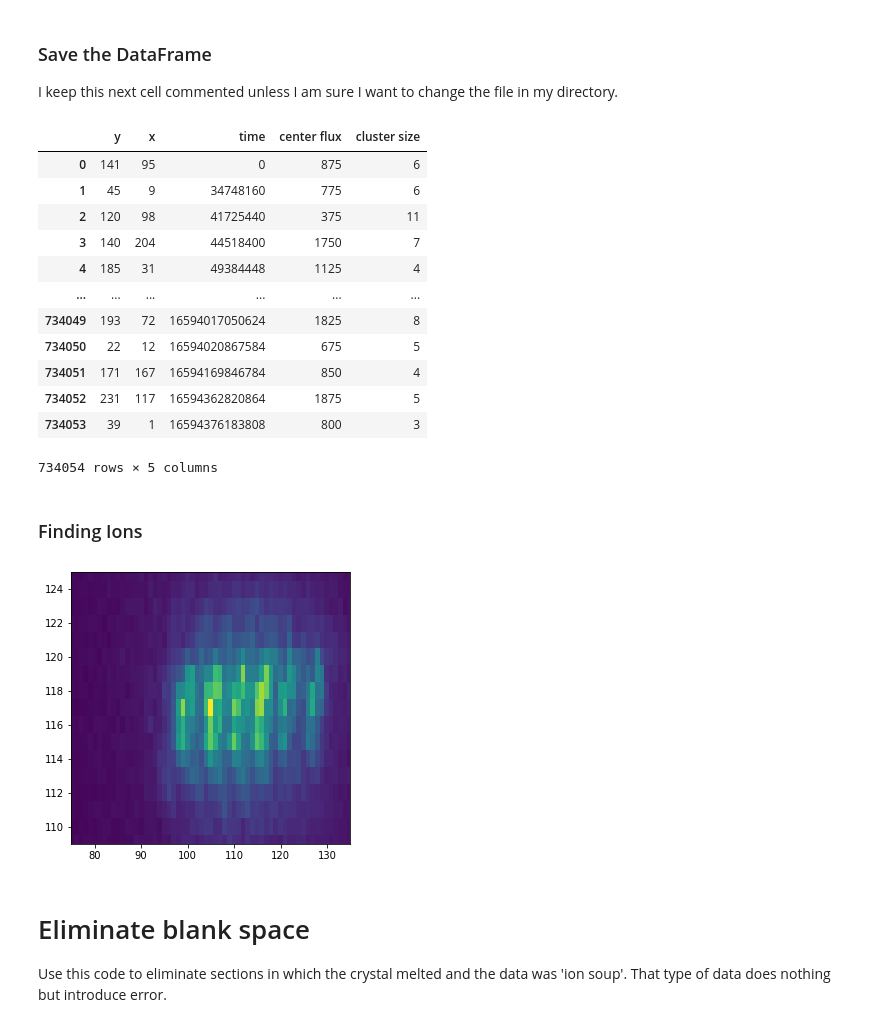
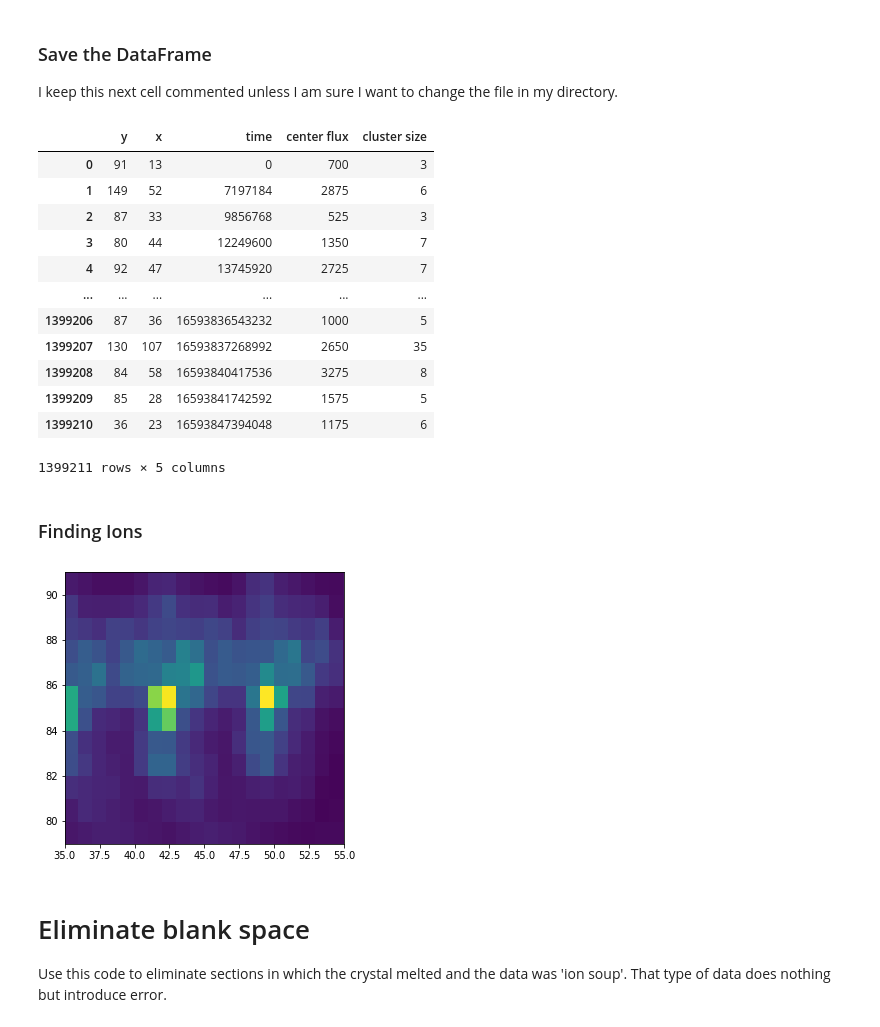
Before and after one commit to UW-ion-trap-group/Trapped_Ion_Tpx3Cam_Analysis, a Jupyter notebook: Tpx3Cam_Projects/Superradiance/Jumps_Data_Pandas.ipynb, the cells around one changed output. Cells and saved outputs as stored; diff of their text form; code cells hidden in the pictures.

```diff
--- a/Tpx3Cam_Projects/Superradiance/Jumps_Data_Pandas.ipynb
+++ b/Tpx3Cam_Projects/Superradiance/Jumps_Data_Pandas.ipynb
@@ -47,45 +47,48 @@ it
 ### Save the DataFrame
 I keep this next cell commented unless I am sure I want to change the file in my directory.
 # %%
-new_filename = 'Test_Folder/New_File_3'
+new_filename = 'yscan/yscan_153'
 it.to_csv(new_filename)  ##### changes actual file
 it
 # %% [output]
 |  | y | x | time | center flux | cluster size |
-| 0 | 141 | 95 | 0 | 875 | 6 |
-| 1 | 45 | 9 | 34748160 | 775 | 6 |
-| 2 | 120 | 98 | 41725440 | 375 | 11 |
-| 3 | 140 | 204 | 44518400 | 1750 | 7 |
-| 4 | 185 | 31 | 49384448 | 1125 | 4 |
+| 0 | 91 | 13 | 0 | 700 | 3 |
+| 1 | 149 | 52 | 7197184 | 2875 | 6 |
+| 2 | 87 | 33 | 9856768 | 525 | 3 |
+| 3 | 80 | 44 | 12249600 | 1350 | 7 |
+| 4 | 92 | 47 | 13745920 | 2725 | 7 |
 | ... | ... | ... | ... | ... | ... |
-| 734049 | 193 | 72 | 16594017050624 | 1825 | 8 |
-| 734050 | 22 | 12 | 16594020867584 | 675 | 5 |
-| 734051 | 171 | 167 | 16594169846784 | 850 | 4 |
-| 734052 | 231 | 117 | 16594362820864 | 1875 | 5 |
-| 734053 | 39 | 1 | 16594376183808 | 800 | 3 |
+| 1399206 | 87 | 36 | 16593836543232 | 1000 | 5 |
+| 1399207 | 130 | 107 | 16593837268992 | 2650 | 35 |
+| 1399208 | 84 | 58 | 16593840417536 | 3275 | 8 |
+| 1399209 | 85 | 28 | 16593841742592 | 1575 | 5 |
+| 1399210 | 36 | 23 | 16593847394048 | 1175 | 6 |
-734054 rows × 5 columns
+1399211 rows × 5 columns
 # %% [markdown]
 ### Finding Ions
 # %%
 # This cell is used to see an image of the ions. Helpful to make sure ions did not move (blurry) and that there weren't spatial errors
 # Helpful also to identify the locaitons of the ions.
 plt.figure(figsize=(5, 5))
-filename = 'New_File'
+filename = 'yscan/yscan_153'
 it = pd.read_csv(filename)
-plt.hist2d(it['x'], it['y'], bins = (256, 256), )
-x_guess = 105
-y_guess = 117
-plt.xlim(x_guess-30,x_guess+30)
-plt.ylim(y_guess-8, y_guess+8)
-x1 = 99; y1 = 117
-x2 = 105; y2 = 117
-x3 = 111; y3 = 117
-x4 = 116; y4 = 117
-x5 = 121; y5 = 117
-x6 = 127; y6 = 117
+plt.hist2d(it['x'], it['y'], bins = (256, 256), range = [(0, 256), (0, 256)])
+x_guess = 45
+y_guess = 85
+plt.xlim(x_guess-10,x_guess+10)
+plt.ylim(y_guess-6, y_guess+6)
+x1 = 30; y1 = 84
+x2 = 38; y2 = 85
+x3 = 45; y3 = 85
+x4 = 52; y4 = 85
+x5 = 73; y5 = 85
+x6 = 64; y6 = 86
+x7 = 68; y7 = 84
+x8 = 73; y8 = 86
+x9 = 79; y9 = 85
 #plt.savefig('Ions.svg')
 # %% [output]
-[figure, old version]
+[figure, new version]
 # %% [markdown]
 # Eliminate blank space
 Use this code to eliminate sections in which the crystal melted and the data was 'ion soup'. That type of data does nothing but introduce error.
```
Also changed, not shown: parts of 5 cells of this notebook, 7 other files.
